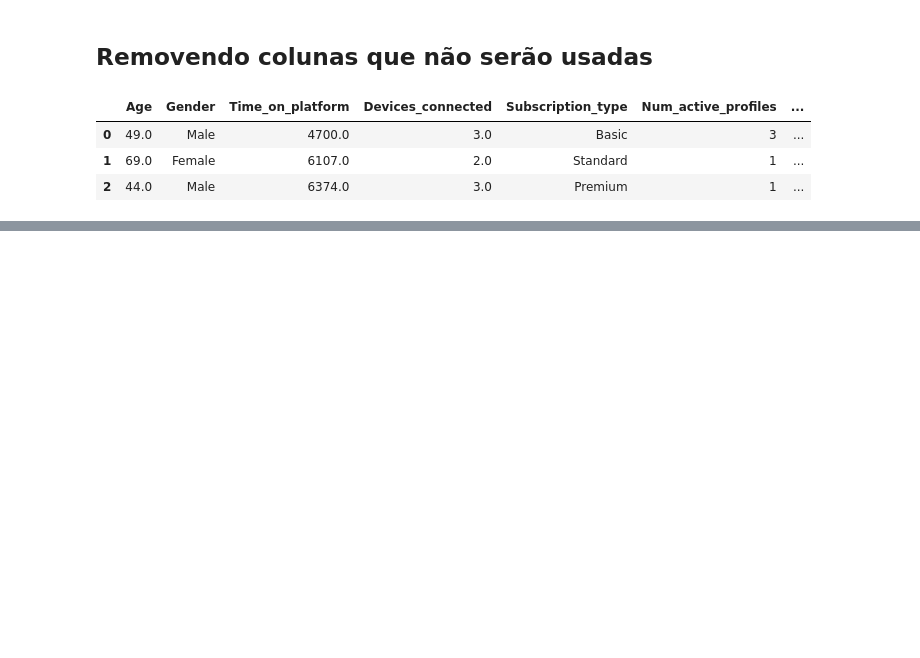
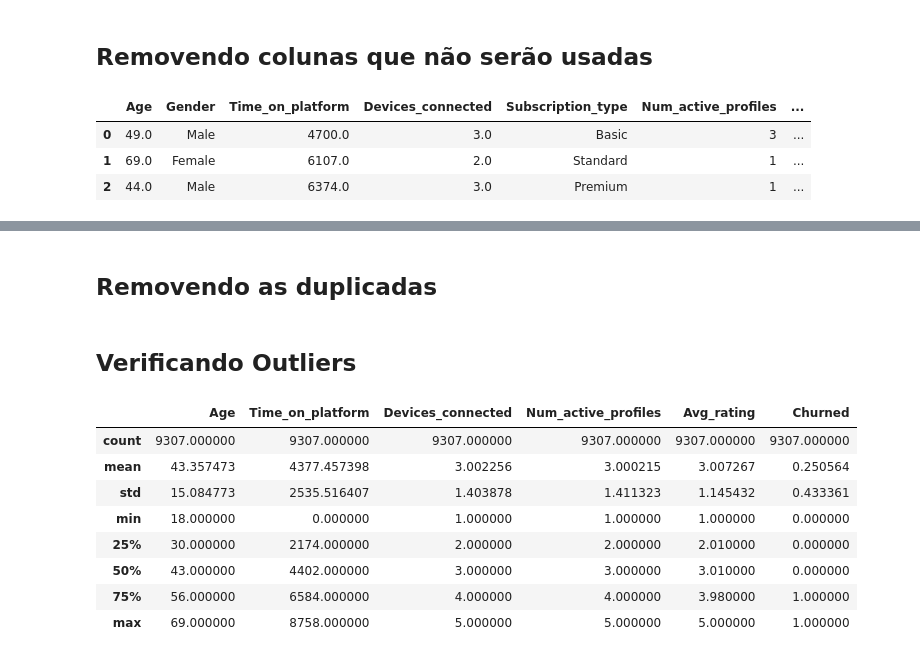
Before and after one commit to GTBelini22/Case_Classsificacao, a Jupyter notebook: Desafio_Previsão_de_Streaminyg_Classificação.ipynb, the cells around one changed output, grey strips where cells are left out. Drawn from its saved outputs; the diff is of its cells as text; code cells hidden in the pictures; blank space fills up the shorter version.

Commit message:
Preparado os dados para a analise

```diff
--- a/Desafio_Previsão_de_Streaminyg_Classificação.ipynb
+++ b/Desafio_Previsão_de_Streaminyg_Classificação.ipynb
@@ -125,0 +124,2 @@ df.head(3)
+# %%
+df.dropna(inplace=True)
@@ -125,0 +144,19 @@ df.head(3)
+# %% [markdown]
+## Removendo as duplicadas
+# %%
+df.drop_duplicates(inplace=True)
+# %% [markdown]
+## Verificando Outliers
+# %%
+df.describe()
+# Visto os dados não possuem daodos bem juntos
+# %% [output]
+|  | Age | Time_on_platform | Devices_connected | Num_active_profiles | Avg_rating | Churned |
+| count | 9307.000000 | 9307.000000 | 9307.000000 | 9307.000000 | 9307.000000 | 9307.000000 |
+| mean | 43.357473 | 4377.457398 | 3.002256 | 3.000215 | 3.007267 | 0.250564 |
+| std | 15.084773 | 2535.516407 | 1.403878 | 1.411323 | 1.145432 | 0.433361 |
+| min | 18.000000 | 0.000000 | 1.000000 | 1.000000 | 1.000000 | 0.000000 |
+| 25% | 30.000000 | 2174.000000 | 2.000000 | 2.000000 | 2.010000 | 0.000000 |
+| 50% | 43.000000 | 4402.000000 | 3.000000 | 3.000000 | 3.010000 | 0.000000 |
+| 75% | 56.000000 | 6584.000000 | 4.000000 | 4.000000 | 3.980000 | 1.000000 |
+| max | 69.000000 | 8758.000000 | 5.000000 | 5.000000 | 5.000000 | 1.000000 |
```
Also changed, not shown: parts of 4 cells of this notebook.
